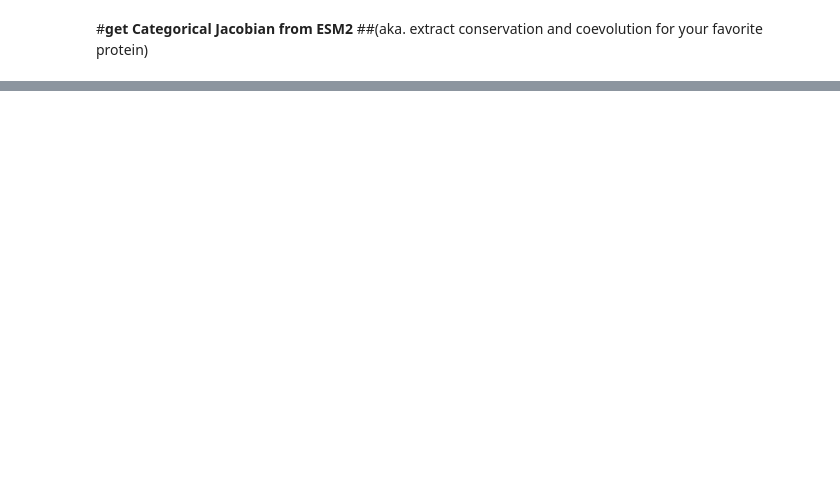
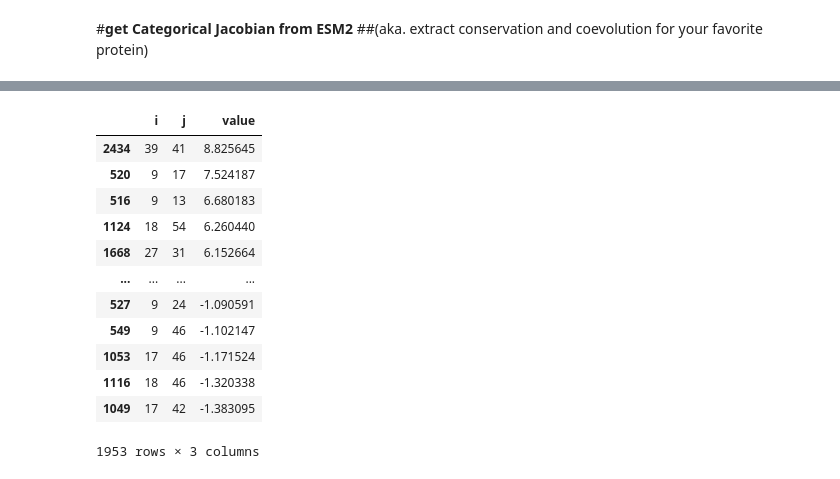
Before and after one commit to sokrypton/ColabBio, a Jupyter notebook: categorical_jacobian_esm2.ipynb, the cells around one changed output, grey strips where cells are left out. Saved outputs shown, nothing was run; the diff lists cells and outputs as text; code cells hidden in the pictures; blank space fills up the shorter version.

```diff
--- a/categorical_jacobian_esm2.ipynb
+++ b/categorical_jacobian_esm2.ipynb
@@ -173 +183,21 @@ show(p)
+# %%
+#@markdown ##show table of top covarying positions
+from google.colab import data_table
+
+sub_df = df[df["j"]>df["i"]].sort_values('value',ascending=False)
+data_table.DataTable(sub_df, include_index=False, num_rows_per_page=20, min_width=10)
+# %% [output]
+|  | i | j | value |
+| 2434 | 39 | 41 | 8.825645 |
+| 520 | 9 | 17 | 7.524187 |
+| 516 | 9 | 13 | 6.680183 |
+| 1124 | 18 | 54 | 6.260440 |
+| 1668 | 27 | 31 | 6.152664 |
+| ... | ... | ... | ... |
+| 527 | 9 | 24 | -1.090591 |
+| 549 | 9 | 46 | -1.102147 |
+| 1053 | 17 | 46 | -1.171524 |
+| 1116 | 18 | 46 | -1.320338 |
+| 1049 | 17 | 42 | -1.383095 |
+1953 rows × 3 columns
 # %%
```
Also changed, not shown: parts of 4 cells of this notebook.
